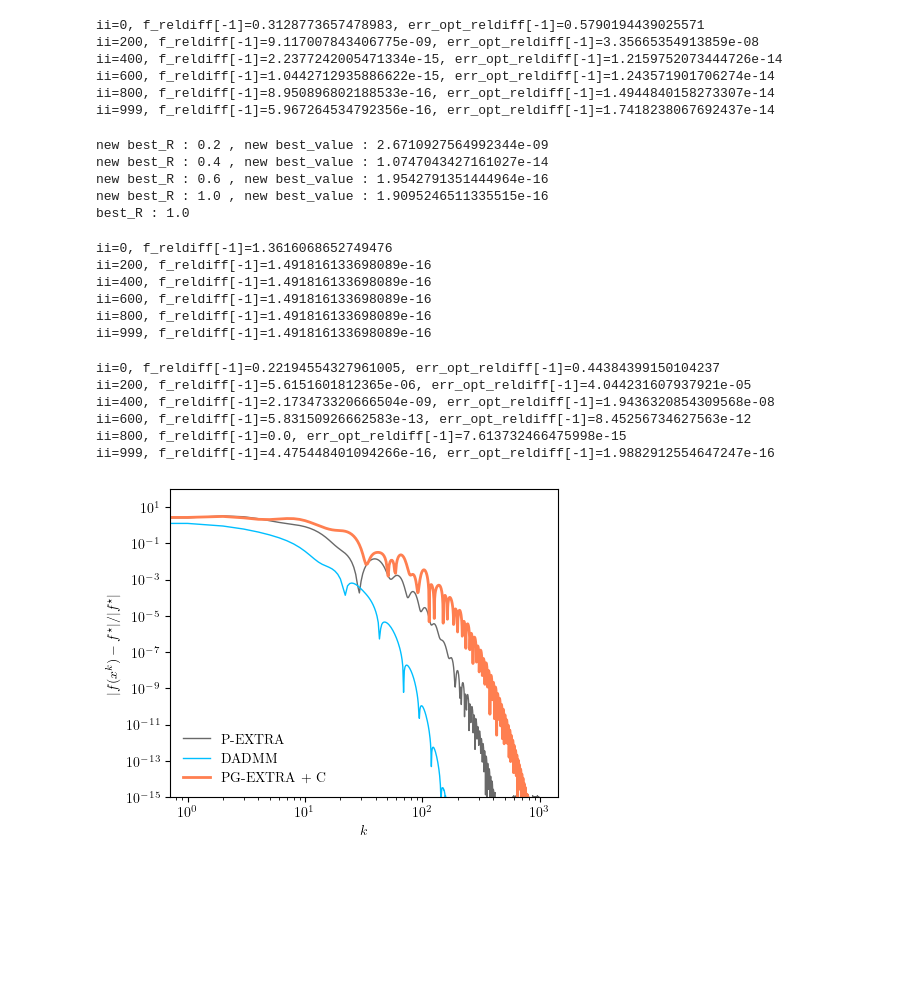
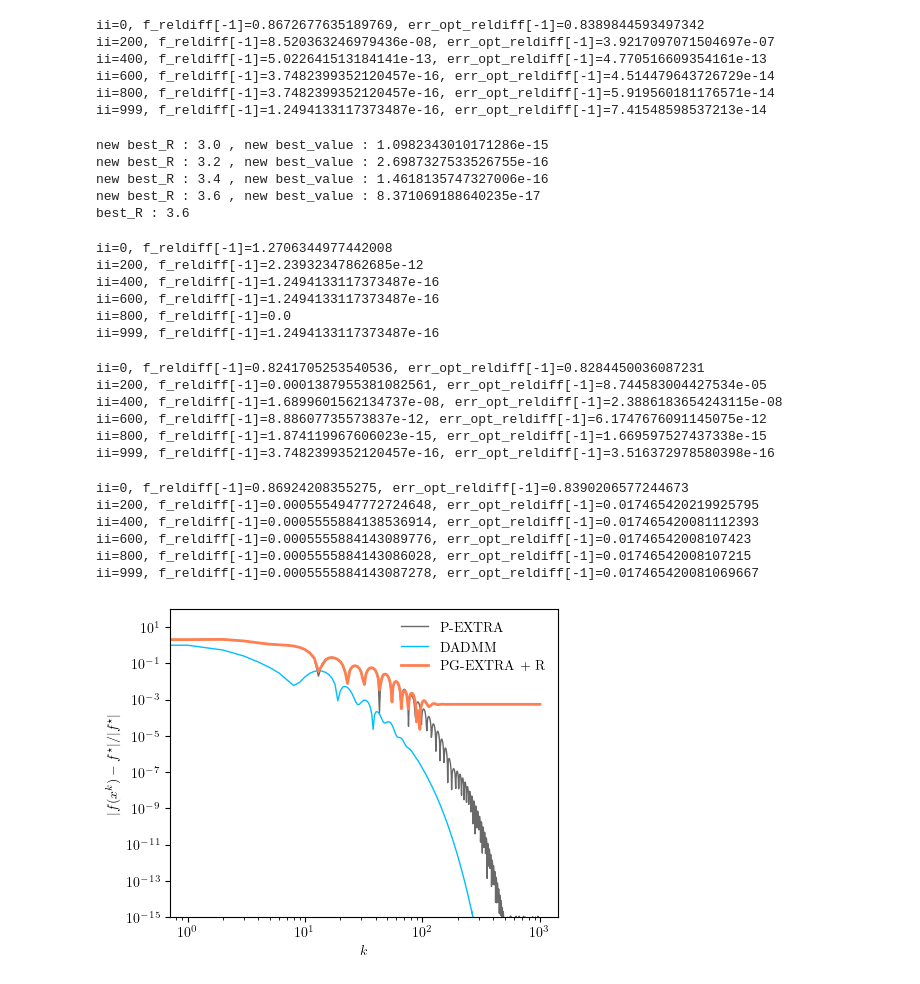
Before and after one commit to cvxgrp/optimization_via_circuits, a Jupyter notebook: convergence/quad_no_constraint_experiment_pg_c.ipynb, the cells around one changed output. Cells and saved outputs as stored; diff of their text form; code cells hidden in the pictures; blank space fills up the shorter version.

Commit message:
pg-extra R
- as expected, pg-extra R converges to somewhere that is not a solution

```diff
--- a/convergence/quad_no_constraint_experiment_pg_c.ipynb
+++ b/convergence/quad_no_constraint_experiment_pg_c.ipynb
@@ -18,9 +18,9 @@ problem_spec['n_node'] = 6
 problem_spec['vector_size'] = 10
 # problem_spec['vector_size'] = 50
 problem_spec['sc_theta'] = 0.5
-problem_spec['sc_perturb'] = True
-problem_spec['sc_index_set'] = {0,1,2,3,4,5}
-# problem_spec['sc_index_set'] = {3,4}
+problem_spec['sc_perturb'] = False
+# problem_spec['sc_index_set'] = {0,1,2,3,4,5}
+problem_spec['sc_index_set'] = {3,4}
 # problem_spec['sc_index_set'] = {}
 print(problem_spec)
 problem_data = data_generation(problem_spec)
@@ -144,18 +157,18 @@ pg_op_norm, pg_err_opt_star, pg_err_opt_reldiff, pg_const_vio, pg_f_reldiff = co
                                                                         fi_operators=fi_operators,
                                                                         printing=True, freq=200)
 # %% [output]
-ii=0, f_reldiff[-1]=0.3128773657478983, err_opt_reldiff[-1]=0.5790194439025571
-ii=200, f_reldiff[-1]=9.117007843406775e-09, err_opt_reldiff[-1]=3.35665354913859e-08
-ii=400, f_reldiff[-1]=2.2377242005471334e-15, err_opt_reldiff[-1]=1.2159752073444726e-14
-ii=600, f_reldiff[-1]=1.0442712935886622e-15, err_opt_reldiff[-1]=1.243571901706274e-14
-ii=800, f_reldiff[-1]=8.950896802188533e-16, err_opt_reldiff[-1]=1.4944840158273307e-14
-ii=999, f_reldiff[-1]=5.967264534792356e-16, err_opt_reldiff[-1]=1.7418238067692437e-14
+ii=0, f_reldiff[-1]=0.8672677635189769, err_opt_reldiff[-1]=0.8389844593497342
+ii=200, f_reldiff[-1]=8.520363246979436e-08, err_opt_reldiff[-1]=3.9217097071504697e-07
+ii=400, f_reldiff[-1]=5.022641513184141e-13, err_opt_reldiff[-1]=4.770516609354161e-13
+ii=600, f_reldiff[-1]=3.7482399352120457e-16, err_opt_reldiff[-1]=4.514479643726729e-14
+ii=800, f_reldiff[-1]=3.7482399352120457e-16, err_opt_reldiff[-1]=5.919560181176571e-14
+ii=999, f_reldiff[-1]=1.2494133117373487e-16, err_opt_reldiff[-1]=7.41548598537213e-14
 # %%
 best_R = 1
 find_best = True
 
 # R = 18
-start = 0.2
+start = 3
 end = 4
 space = 0.2
 # end = 2
@@ -182,11 +195,11 @@ if find_best == True:
 
 print("best_R :", best_R)
 # %% [output]
-new best_R : 0.2 , new best_value : 2.6710927564992344e-09
-new best_R : 0.4 , new best_value : 1.0747043427161027e-14
-new best_R : 0.6 , new best_value : 1.9542791351444964e-16
-new best_R : 1.0 , new best_value : 1.9095246511335515e-16
-best_R : 1.0
+new best_R : 3.0 , new best_value : 1.0982343010171286e-15
+new best_R : 3.2 , new best_value : 2.6987327533526755e-16
+new best_R : 3.4 , new best_value : 1.4618135747327006e-16
+new best_R : 3.6 , new best_value : 8.371069188640235e-17
+best_R : 3.6
 # %%
 R = best_R
 # R = 3
@@ -198,12 +211,12 @@ admm_err_opt_star, admm_err_opt_reldiff, admm_const_vio, admm_f_reldiff = co.dad
                                                                         fi_operators=fi_operators,
                                                                         params={"R":R}, printing=True, freq=200)
 # %% [output]
-ii=0, f_reldiff[-1]=1.3616068652749476
-ii=200, f_reldiff[-1]=1.491816133698089e-16
-ii=400, f_reldiff[-1]=1.491816133698089e-16
-ii=600, f_reldiff[-1]=1.491816133698089e-16
-ii=800, f_reldiff[-1]=1.491816133698089e-16
-ii=999, f_reldiff[-1]=1.491816133698089e-16
+ii=0, f_reldiff[-1]=1.2706344977442008
+ii=200, f_reldiff[-1]=2.23932347862685e-12
+ii=400, f_reldiff[-1]=1.2494133117373487e-16
+ii=600, f_reldiff[-1]=1.2494133117373487e-16
+ii=800, f_reldiff[-1]=0.0
+ii=999, f_reldiff[-1]=1.2494133117373487e-16
 # %%
 problem_data['rho'] = best_rho
 # params={"R":1, "Capacitance":1, "h":0.561455037879421}
@@ -220,42 +233,59 @@ pg_c_op_norm, pg_c_err_opt_star, pg_c_err_opt_reldiff, pg_c_const_vio, pg_c_f_re
                                                                         fi_operators=fi_operators,
                                                                         params=params, printing=True, sc_index_set = sc_index_set, freq=200)
 # %% [output]
-ii=0, f_reldiff[-1]=0.22194554327961005, err_opt_reldiff[-1]=0.44384399150104237
-ii=200, f_reldiff[-1]=5.6151601812365e-06, err_opt_reldiff[-1]=4.044231607937921e-05
-ii=400, f_reldiff[-1]=2.173473320666504e-09, err_opt_reldiff[-1]=1.9436320854309568e-08
-ii=600, f_reldiff[-1]=5.83150926662583e-13, err_opt_reldiff[-1]=8.45256734627563e-12
-ii=800, f_reldiff[-1]=0.0, err_opt_reldiff[-1]=7.613732466475998e-15
-ii=999, f_reldiff[-1]=4.475448401094266e-16, err_opt_reldiff[-1]=1.9882912554647247e-16
+ii=0, f_reldiff[-1]=0.8241705253540536, err_opt_reldiff[-1]=0.8284450036087231
+ii=200, f_reldiff[-1]=0.0001387955381082561, err_opt_reldiff[-1]=8.744583004427534e-05
+ii=400, f_reldiff[-1]=1.6899601562134737e-08, err_opt_reldiff[-1]=2.3886183654243115e-08
+ii=600, f_reldiff[-1]=8.88607735573837e-12, err_opt_reldiff[-1]=6.1747676091145075e-12
+ii=800, f_reldiff[-1]=1.874119967606023e-15, err_opt_reldiff[-1]=1.669597527437338e-15
+ii=999, f_reldiff[-1]=3.7482399352120457e-16, err_opt_reldiff[-1]=3.516372978580398e-16
+# %%
+problem_data['rho'] = best_rho
+# params['S'] = 1
+params['S'] = -0.1
+
+pg_R_op_norm, pg_R_err_opt_star, pg_R_err_opt_reldiff, pg_R_const_vio, pg_R_f_reldiff = co.pg_extra("pg_extra_R", problem_spec, problem_data,
+                                                                        network_data, x_opt_star, f_star, prox_operators=prox_operators,
+                                                                        fi_operators=fi_operators,
+                                                                        params=params, printing=True, sc_index_set = sc_index_set, freq=200)
+# %% [output]
+ii=0, f_reldiff[-1]=0.86924208355275, err_opt_reldiff[-1]=0.8390206577244673
+ii=200, f_reldiff[-1]=0.0005554947772724648, err_opt_reldiff[-1]=0.017465420219925795
+ii=400, f_reldiff[-1]=0.0005555884138536914, err_opt_reldiff[-1]=0.017465420081112393
+ii=600, f_reldiff[-1]=0.0005555884143089776, err_opt_reldiff[-1]=0.01746542008107423
+ii=800, f_reldiff[-1]=0.0005555884143086028, err_opt_reldiff[-1]=0.01746542008107215
+ii=999, f_reldiff[-1]=0.0005555884143087278, err_opt_reldiff[-1]=0.017465420081069667
 # %%
 fname = "n6_qp_circuit_pg_c"
 
 plt.rc('text', usetex=True)
 plt.rc('font', family='serif')
 plt.rcParams["legend.fontsize"] = 10
 plt.rcParams["lines.linewidth"] = 2
 plt.rcParams["lines.markersize"] = 4
 plt.rcParams["legend.framealpha"] = 0.0
 plt.rcParams["xtick.labelsize"] = 10
 plt.rcParams["ytick.labelsize"] = 10
 plt.rcParams["mathtext.fontset"] = 'cm' # default = 'dejavusans', other options = 'cm', 'stixsans', 'dejavuserif'
 black, red, blue, green = 'dimgrey', 'coral', 'deepskyblue', 'green'
 
 # operator norm plot (log-log plot)
 plt.figure(figsize=(5,4))
 plt.minorticks_off()
 plt.xscale("log")
 plt.yscale("log")
 plt.plot(pg_f_reldiff, label='P-EXTRA', color=black, linewidth=1)
 plt.plot(admm_f_reldiff, label='DADMM', color=blue, linewidth=1)
 # plt.plot(dadmm_c_all_f_reldiff, label='Circuit DADMM + C-All',  color=green, linewidth=1)
 # plt.plot(dadmm_c_f_reldiff, label='Circuit DADMM + C',  color=red, linewidth=2)
-plt.plot(pg_c_f_reldiff, label='PG-EXTRA + C',  color=red, linewidth=2)
+# plt.plot(pg_c_f_reldiff, label='PG-EXTRA + C',  color=red, linewidth=2)
+plt.plot(pg_R_f_reldiff, label='PG-EXTRA + R',  color=red, linewidth=2)
 plt.xlabel(r"$k$")
 plt.ylabel(r"$|f(x^k) - f^\star|/|f^\star|$")
 # plt.ylabel(r"$\|\tilde{\mathbf{A}}x_k\|^2_M$")
 plt.ylim(1e-15, 1e+2)
 # plt.autoscale(enable=True, axis='y', tight=None)
 plt.legend()
 plt.savefig(f'plots/freldif_{fname}.pdf', dpi=300)
 # %% [output]
-[figure, old version]
+[figure, new version]
```
Also changed, not shown: parts of 6 cells of this notebook, 7 other files.
